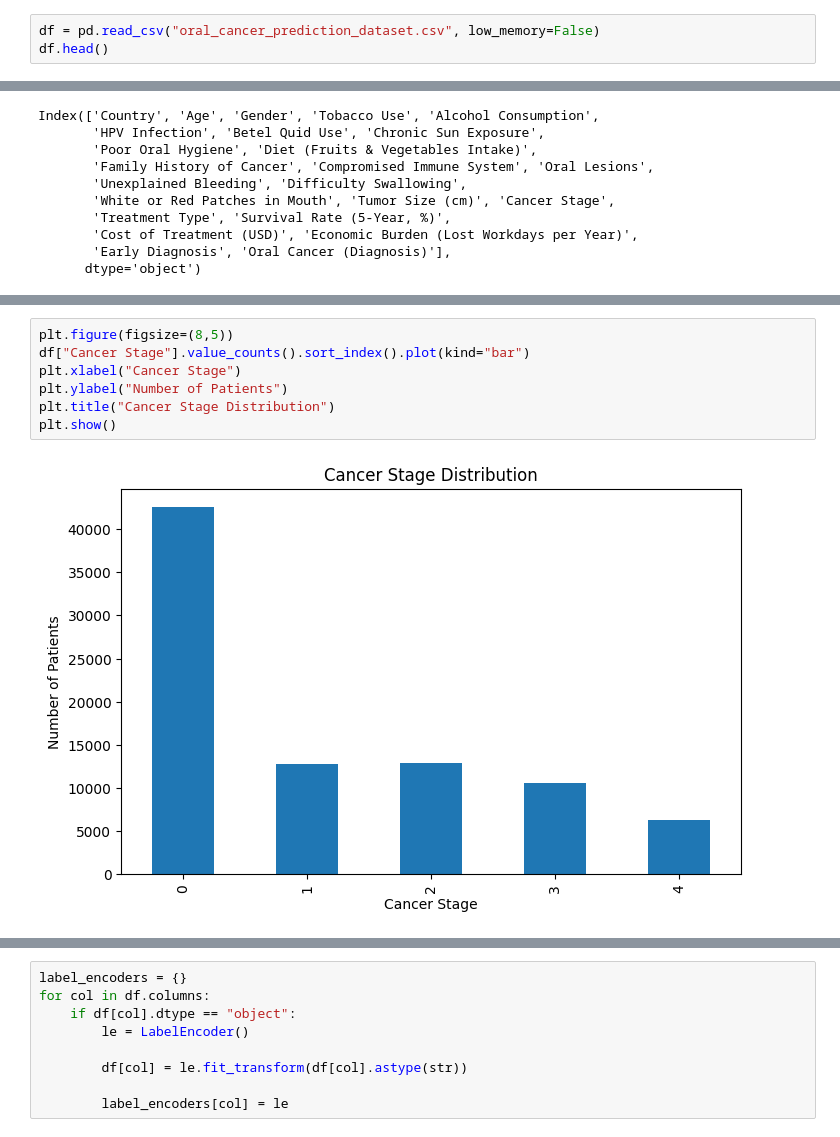
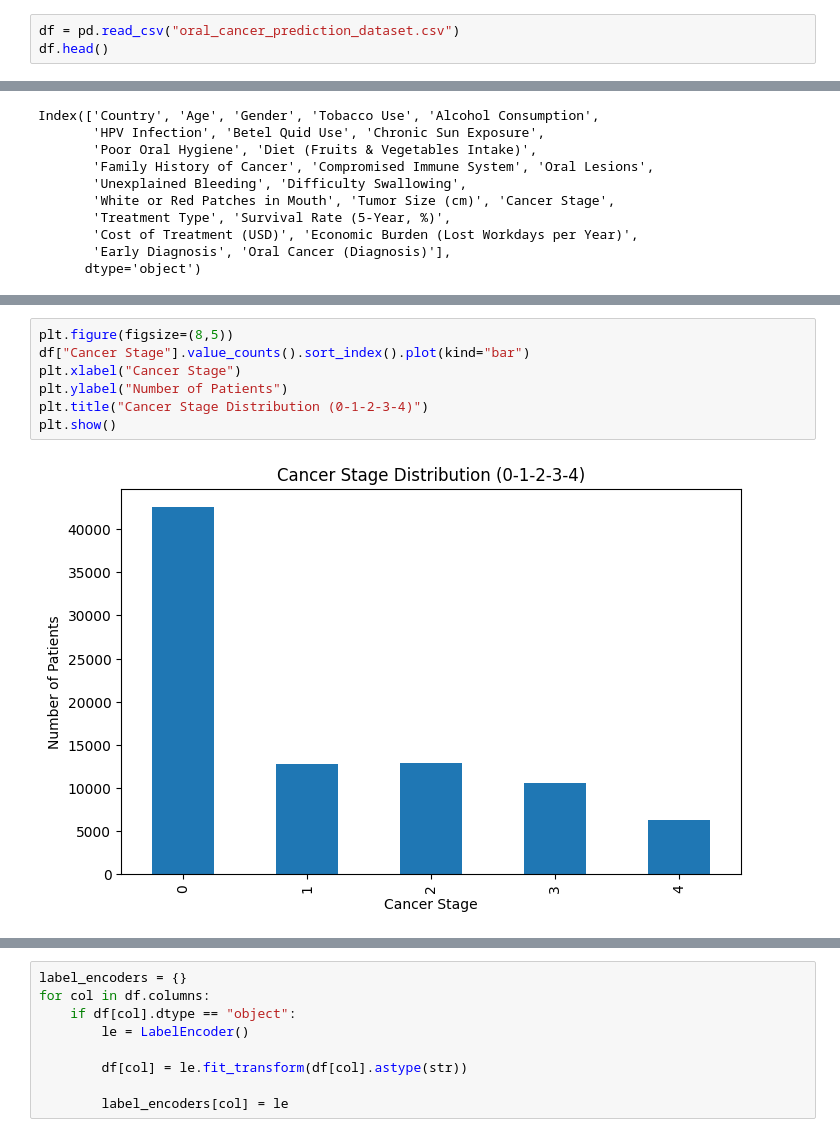
Before and after one commit to jatinsingh7252/OralCancerPrediction, a Jupyter notebook: train_model.ipynb, the cells around one changed output, grey strips where cells are left out. Saved outputs shown, nothing was run; the diff lists cells and outputs as text.

```diff
--- a/train_model.ipynb
+++ b/train_model.ipynb
@@ -8,7 +8,7 @@ from sklearn.model_selection import train_test_split
 from sklearn.preprocessing import LabelEncoder
 from sklearn.ensemble import RandomForestClassifier, RandomForestRegressor
 # %%
-df = pd.read_csv("oral_cancer_prediction_dataset.csv", low_memory=False)
+df = pd.read_csv("oral_cancer_prediction_dataset.csv")
 df.head()
 # %% [output]
 |  | ID | Country | Age | Gender | Tobacco Use | Alcohol Consumption | HPV Infection | Betel Quid Use | ... |
@@ -61,11 +61,11 @@ None
 # %%
 plt.figure(figsize=(8,5))
 df["Cancer Stage"].value_counts().sort_index().plot(kind="bar")
 plt.xlabel("Cancer Stage")
 plt.ylabel("Number of Patients")
-plt.title("Cancer Stage Distribution")
+plt.title("Cancer Stage Distribution (0-1-2-3-4)")
 plt.show()
 # %% [output]
-[figure, old version]
+[figure, new version]
 # %%
 plt.figure(figsize=(6,6))
```
Also changed, not shown: parts of 2 cells of this notebook, 1 other file.
